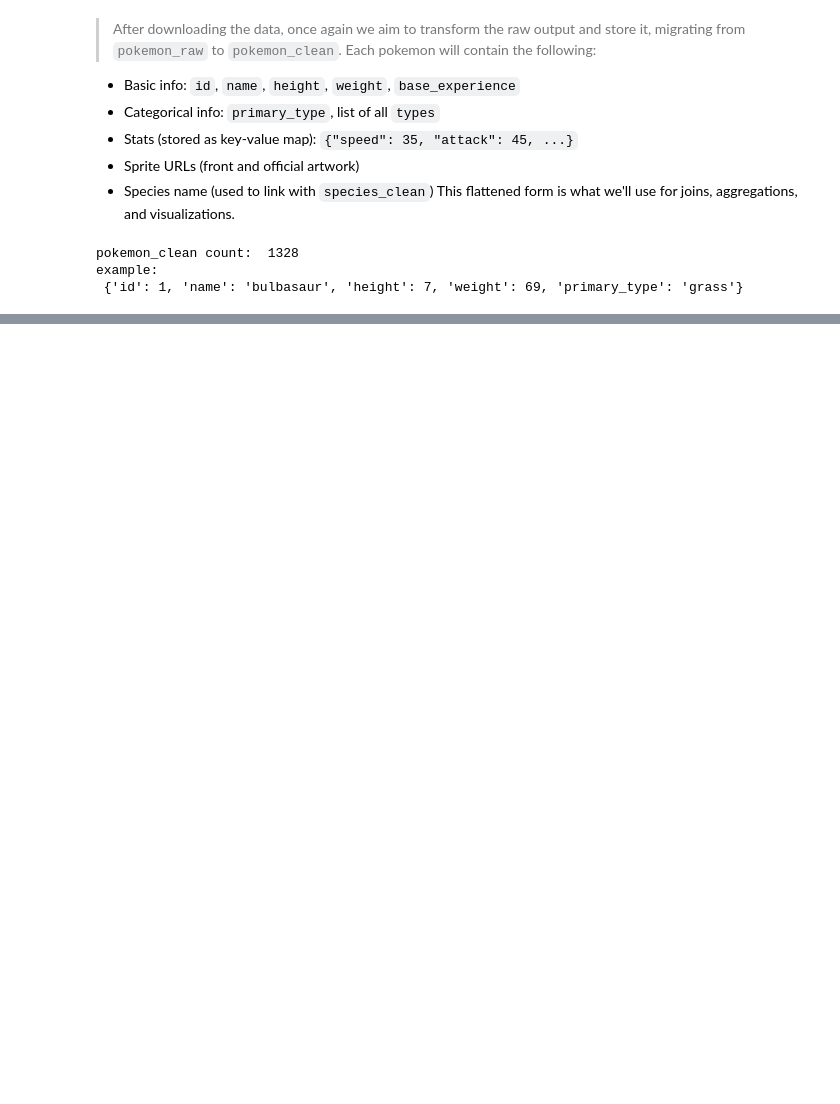
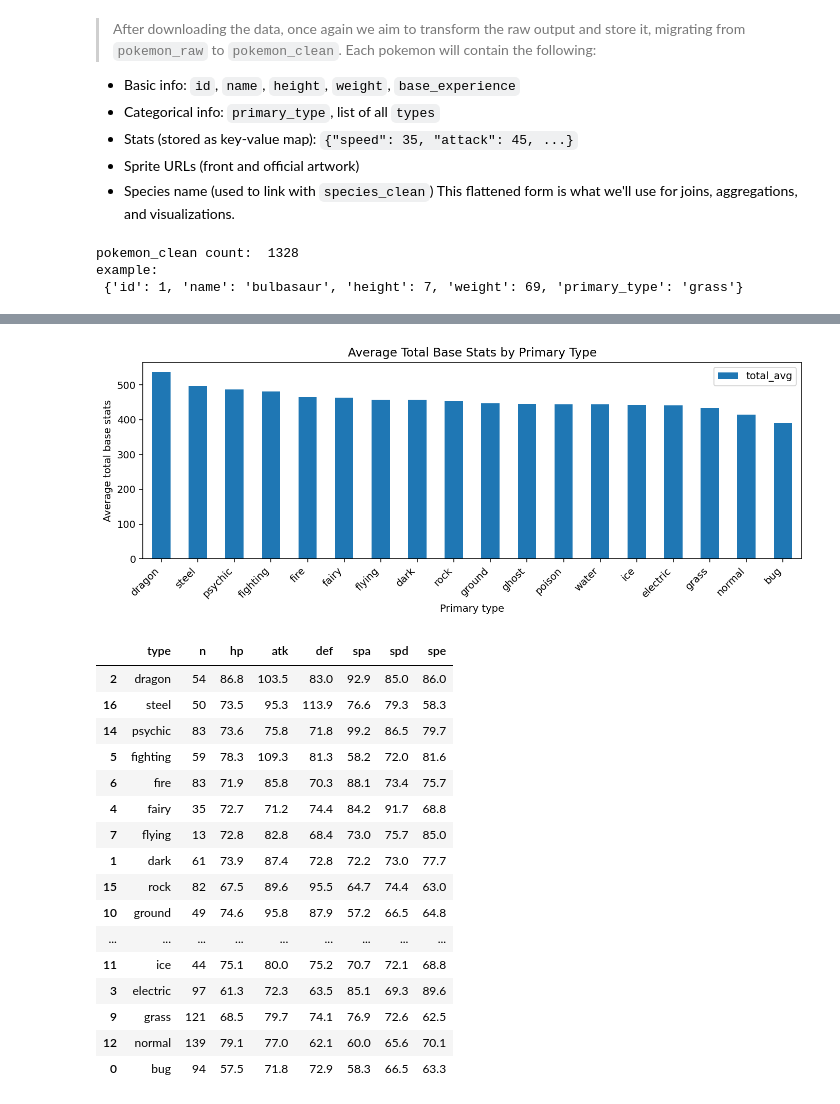
Before and after one commit to cgleonr/mongodb-project, a Jupyter notebook: pokeapi_to_mongodb.ipynb, the cells around one changed output, grey strips where cells are left out. Drawn from its saved outputs; the diff is of its cells as text; code cells hidden in the pictures; blank space fills up the shorter version.

```diff
--- a/pokeapi_to_mongodb.ipynb
+++ b/pokeapi_to_mongodb.ipynb
@@ -512,0 +777,58 @@ gen_df["avg_height_m"] = gen_df["avg_height"] / 10
+# %%
+# Average Base Stats by Primary Type
+pipe = [
+    {"$project": {
+        "primary_type": {"$arrayElemAt": ["$types", 0]},
+        "hp": "$stats.hp",
+        "atk": "$stats.attack",
+        "def": "$stats.defense",
+        "spa": "$stats.special-attack",
+        "spd": "$stats.special-defense",
+        "spe": "$stats.speed"
+    }},
+    {"$group": {
+        "_id": "$primary_type",
+        "n": {"$sum": 1},
+        "hp": {"$avg": "$hp"},
+        "atk": {"$avg": "$atk"},
+        "def": {"$avg": "$def"},
+        "spa": {"$avg": "$spa"},
+        "spd": {"$avg": "$spd"},
+        "spe": {"$avg": "$spe"}
+    }},
+    {"$sort": {"_id": 1}}
+]
+avg_stats = list(db.pokemon_clean.aggregate(pipe))
+df = pd.DataFrame(avg_stats).rename(columns={"_id":"type"})
+df["total_avg"] = df[["hp","atk","def","spa","spd","spe"]].sum(axis=1)
+df = df.sort_values("total_avg", ascending=False)
+
+ax = df.plot(kind="bar", x="type", y="total_avg", figsize=(10,4))
+ax.set_xlabel("Primary type")
+ax.set_ylabel("Average total base stats")
+ax.set_title("Average Total Base Stats by Primary Type")
+plt.xticks(rotation=45, ha="right")
+plt.tight_layout()
+plt.show()
+
+# (Optional extra view: table of the six stat means)
+display(df[["type","n","hp","atk","def","spa","spd","spe"]].round(1))
+# %% [output]
+[figure, added]
+|  | type | n | hp | atk | def | spa | spd | spe |
+| 2 | dragon | 54 | 86.8 | 103.5 | 83.0 | 92.9 | 85.0 | 86.0 |
+| 16 | steel | 50 | 73.5 | 95.3 | 113.9 | 76.6 | 79.3 | 58.3 |
+| 14 | psychic | 83 | 73.6 | 75.8 | 71.8 | 99.2 | 86.5 | 79.7 |
+| 5 | fighting | 59 | 78.3 | 109.3 | 81.3 | 58.2 | 72.0 | 81.6 |
+| 6 | fire | 83 | 71.9 | 85.8 | 70.3 | 88.1 | 73.4 | 75.7 |
+| 4 | fairy | 35 | 72.7 | 71.2 | 74.4 | 84.2 | 91.7 | 68.8 |
+| 7 | flying | 13 | 72.8 | 82.8 | 68.4 | 73.0 | 75.7 | 85.0 |
+| 1 | dark | 61 | 73.9 | 87.4 | 72.8 | 72.2 | 73.0 | 77.7 |
+| 15 | rock | 82 | 67.5 | 89.6 | 95.5 | 64.7 | 74.4 | 63.0 |
+| 10 | ground | 49 | 74.6 | 95.8 | 87.9 | 57.2 | 66.5 | 64.8 |
+| ... | ... | ... | ... | ... | ... | ... | ... | ... |
+| 11 | ice | 44 | 75.1 | 80.0 | 75.2 | 70.7 | 72.1 | 68.8 |
+| 3 | electric | 97 | 61.3 | 72.3 | 63.5 | 85.1 | 69.3 | 89.6 |
+| 9 | grass | 121 | 68.5 | 79.7 | 74.1 | 76.9 | 72.6 | 62.5 |
+| 12 | normal | 139 | 79.1 | 77.0 | 62.1 | 60.0 | 65.6 | 70.1 |
+| 0 | bug | 94 | 57.5 | 71.8 | 72.9 | 58.3 | 66.5 | 63.3 |
```
Also changed, not shown: parts of 26 cells of this notebook, 2 other files.
